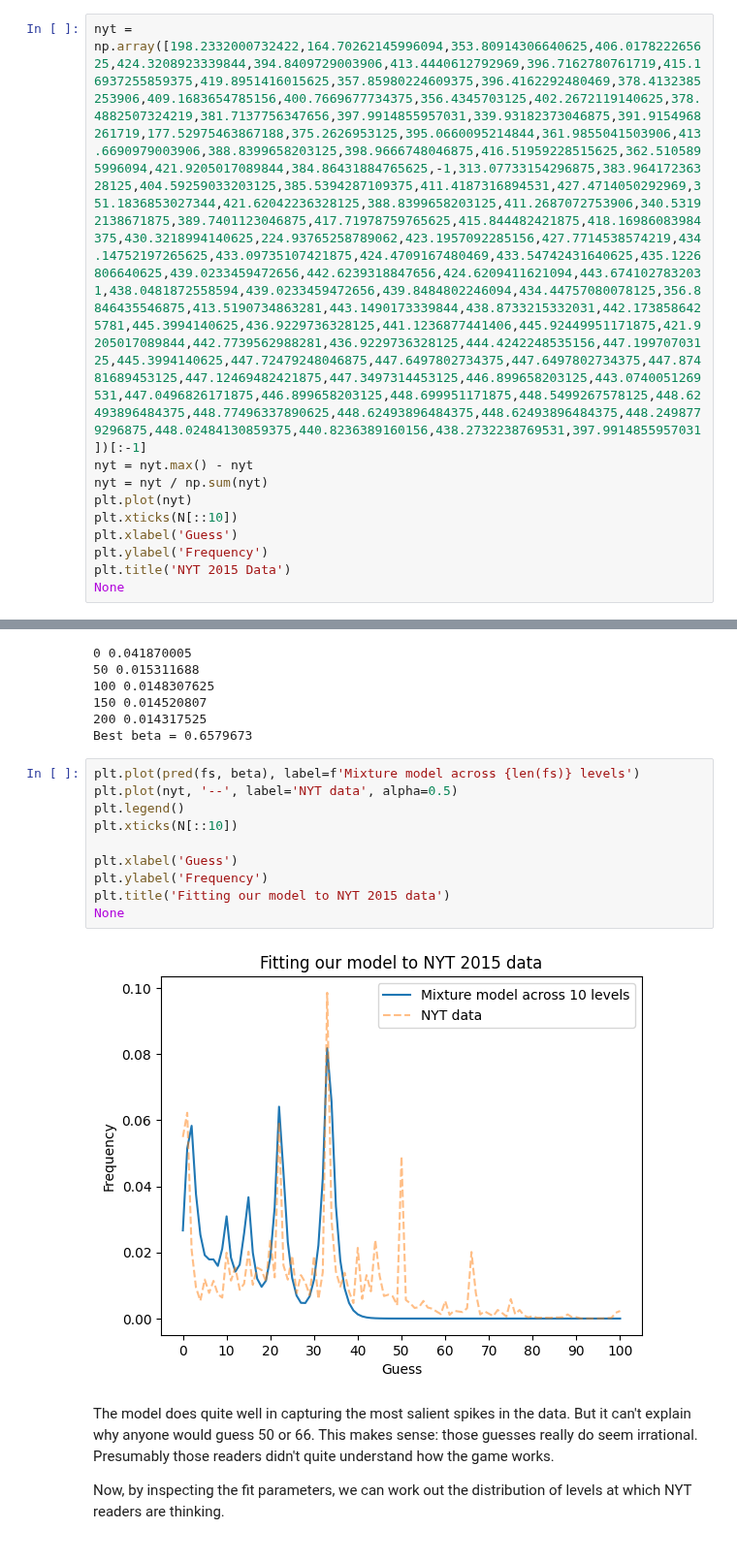
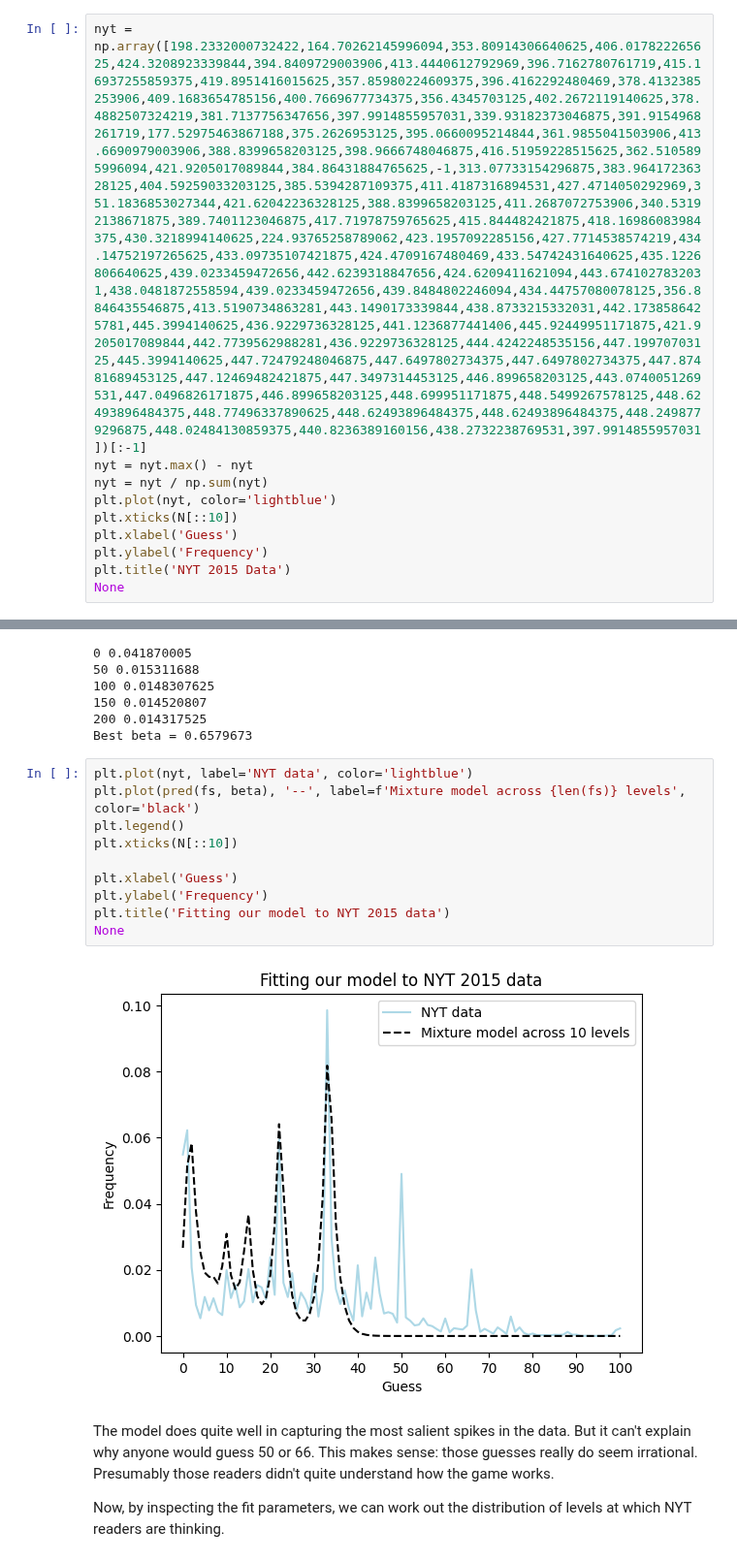
Before and after one commit to kach/memo, a Jupyter notebook: demo/demo-23.ipynb, the cells around one changed output, grey strips where cells are left out. Shown at 97% size. Drawn from its saved outputs; the diff is of its cells as text.

Commit message:
fix colors in demo-23

```diff
--- a/demo/demo-23.ipynb
+++ b/demo/demo-23.ipynb
@@ -49,6 +49,6 @@ nyt = np.array([198.2332000732422,164.70262145996094,353.80914306640625,406.0178
 nyt = nyt.max() - nyt
 nyt = nyt / np.sum(nyt)
-plt.plot(nyt)
+plt.plot(nyt, color='lightblue')
 plt.xticks(N[::10])
 plt.xlabel('Guess')
 plt.ylabel('Frequency')
@@ -85,17 +85,17 @@ print('Best beta =', beta)
 200 0.014317525
 Best beta = 0.6579673
 # %%
-plt.plot(pred(fs, beta), label=f'Mixture model across {len(fs)} levels')
-plt.plot(nyt, '--', label='NYT data', alpha=0.5)
+plt.plot(nyt, label='NYT data', color='lightblue')
+plt.plot(pred(fs, beta), '--', label=f'Mixture model across {len(fs)} levels', color='black')
 plt.legend()
 plt.xticks(N[::10])
 
 plt.xlabel('Guess')
 plt.ylabel('Frequency')
 plt.title('Fitting our model to NYT 2015 data')
 None
 # %% [output]
-[figure, old version]
+[figure, new version]
 # %% [markdown]
 The model does quite well in capturing the most salient spikes in the data. But it can't explain why anyone would guess 50 or 66. This makes sense: those guesses really do seem irrational. Presumably those readers didn't quite understand how the game works.
 
```
Also changed, not shown: parts of 2 cells of this notebook.
